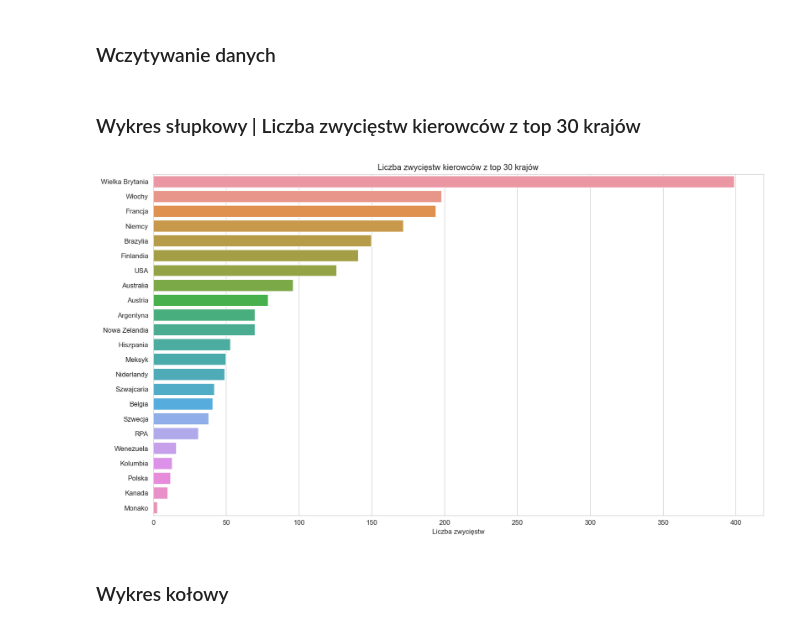
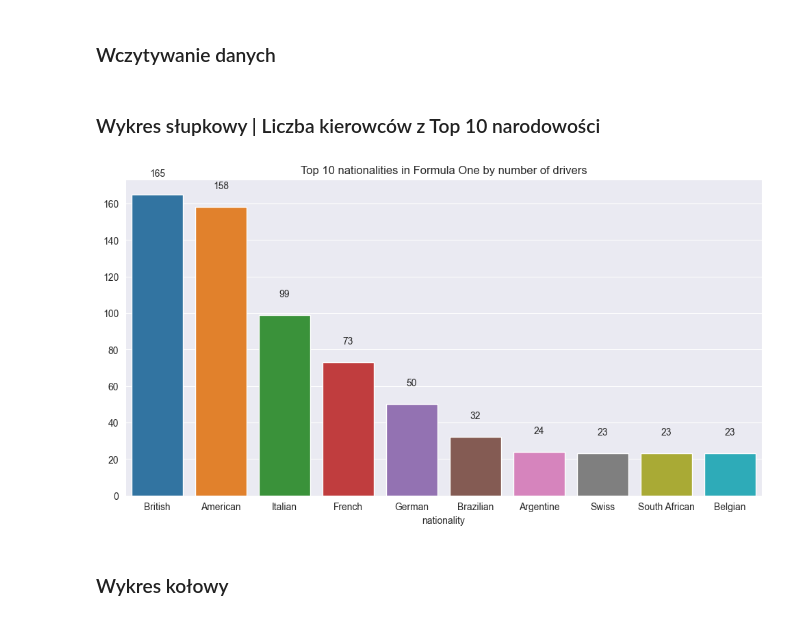
Before and after one commit to drfifonz/formula1-stats, a Jupyter notebook: formula1_static_charts.ipynb, the cells around one changed output. Saved outputs shown, nothing was run; the diff lists cells and outputs as text; code cells hidden in the pictures.

Commit message:
feat: Most successful teams & Top 10 nationalities

```diff
--- a/formula1_static_charts.ipynb
+++ b/formula1_static_charts.ipynb
@@ -18,35 +18,37 @@ import seaborn.objects as so
 # %%
 DATA_PATH = './data/'
 
+#all
+races = pd.read_csv(DATA_PATH + 'races.csv', usecols=['raceId', 'year'])
+results = pd.read_csv(DATA_PATH + 'results.csv', usecols=['raceId', 'driverId', 'constructorId'])
+
 #Bar plot
-drivers = pd.read_csv(DATA_PATH + 'drivers.csv', usecols=['driverId', 'forename', 'surname', 'nationality'])
-driver_standings = pd.read_csv(DATA_PATH + 'driver_standings.csv', usecols=['driverId', 'position', 'wins'])
+drivers = pd.read_csv(DATA_PATH + 'drivers.csv', usecols=['driverId', 'nationality'])
+driver_standings = pd.read_csv(DATA_PATH + 'driver_standings.csv', usecols=['driverId', 'wins'])
+
+#Pie plot
+constructors = pd.read_csv(DATA_PATH + 'constructors.csv', usecols=['constructorId', 'name'])
+constructor_standings = pd.read_csv(DATA_PATH + 'constructor_standings.csv', usecols=['constructorId', 'wins'])
 # %% [markdown]
-### Wykres słupkowy | Liczba zwycięstw kierowców z top 30 krajów
+### Wykres słupkowy | Liczba kierowców z Top 10 narodowości
-# %%
-driver_wins = driver_standings[driver_standings['wins'] == 1]
-data = pd.merge(drivers, driver_wins, on='driverId')
-
-win_counts = data.groupby('nationality')['wins'].sum()
-total_counts = data['nationality'].value_counts()
-win_percents = (win_counts / total_counts) * 100
-
-rename_dict = {'American': 'USA', 'Italian': 'Włochy', 'French': 'Francja', 'Argentine': 'Argentyna', 'Australian': 'Australia', 'Austrian': 'Austria',
-               'Belgian': 'Belgia', 'Brazilian': 'Brazylia', 'British': 'Wielka Brytania', 'Canadian': 'Kanada', 'German': 'Niemcy', 'Finnish': 'Finlandia',
-               'Colombian': 'Kolumbia', 'Dutch': 'Niderlandy', 'New Zealander': 'Nowa Zelandia', 'Spanish': 'Hiszpania', 'Mexican': 'Meksyk', 'Swiss': 'Szwajcaria',
-               'Swedish': 'Szwecja', 'South African': 'RPA', 'Venezuelan': 'Wenezuela', 'Polish': 'Polska', 'Monegasque': 'Monako'}
-
-top_nationalities = win_counts.nlargest(30).index.tolist()
-top_nationalities_renamed = [rename_dict.get(nat, nat) for nat in top_nationalities]
-win_counts_top = win_counts.loc[top_nationalities]
-
-sns.set_style("whitegrid")
-fig, ax = plt.subplots(figsize=(16, 9), dpi=120)
-sns.barplot(x=win_counts_top, y=top_nationalities_renamed, ax=ax)
-plt.title('Liczba zwycięstw kierowców z top 30 krajów')
-plt.xlabel('Liczba zwycięstw')
-plt.show()
-# %% [output]
-[figure, removed]
+# %%
+nationality_counts = drivers.groupby("nationality").size()
+sorted_nationalities = nationality_counts.sort_values(ascending=False)
+top_10_nationalities = sorted_nationalities.iloc[:10]
+# %%
+x_values = top_10_nationalities.index
+y_values = top_10_nationalities.values
+
+sns.set_style("darkgrid")
+fig, ax = plt.subplots(figsize=(12, 6))
+sns.barplot(x=x_values, y=y_values, ax=ax)
+ax.set_title("Top 10 nationalities in Formula One by number of drivers")
+
+for i, v in enumerate(y_values):
+    ax.text(i, v + 10, str(v), ha='center', fontsize=10)
+
+plt.show()
+# %% [output]
+[figure, added]
 # %% [markdown]
 ### Wykres kołowy
```
Also changed, not shown: parts of 2 cells of this notebook.
